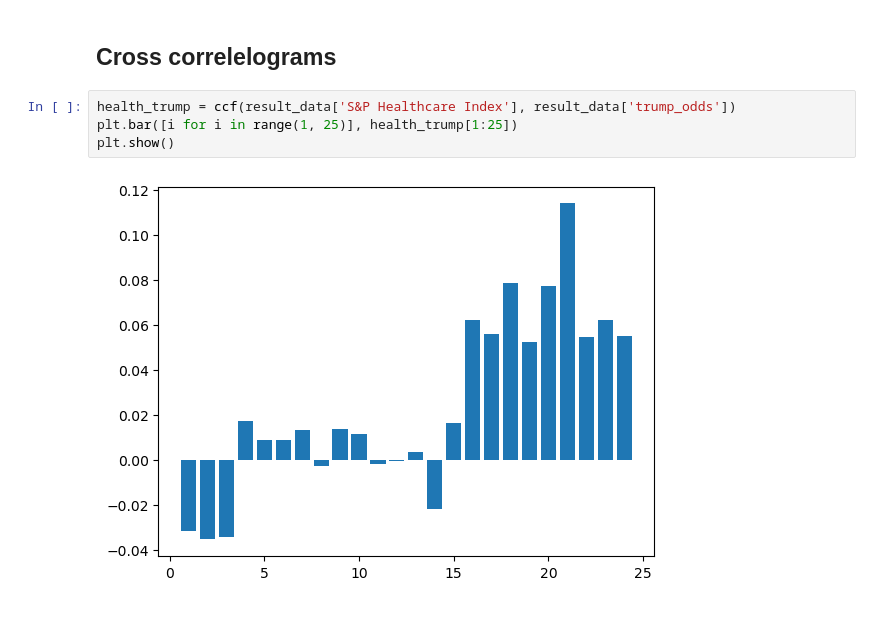
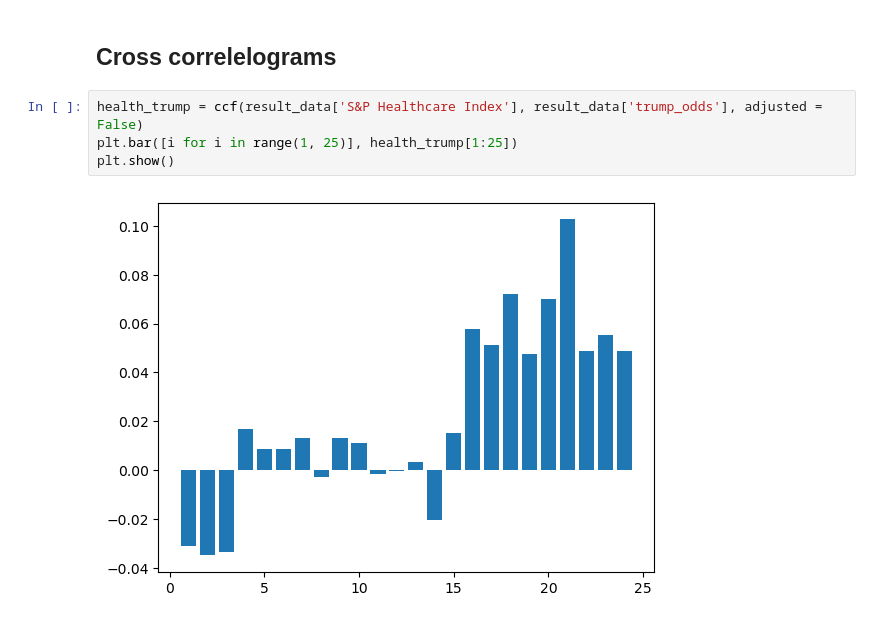
Before and after one commit to dg3358/ACTU-5842-Project, a Jupyter notebook: project_code.ipynb, the cells around one changed output. Cells and saved outputs as stored; diff of their text form.

```diff
--- a/project_code.ipynb
+++ b/project_code.ipynb
@@ -326,9 +326,9 @@ result_data
 # %% [markdown]
 ## Cross correlelograms
 # %%
-health_trump = ccf(result_data['S&P Healthcare Index'], result_data['trump_odds'])
+health_trump = ccf(result_data['S&P Healthcare Index'], result_data['trump_odds'], adjusted = False)
 plt.bar([i for i in range(1, 25)], health_trump[1:25])
 plt.show()
 # %% [output]
-[figure, old version]
+[figure, new version]
 # %%
```
Also changed, not shown: parts of 5 cells of this notebook.
